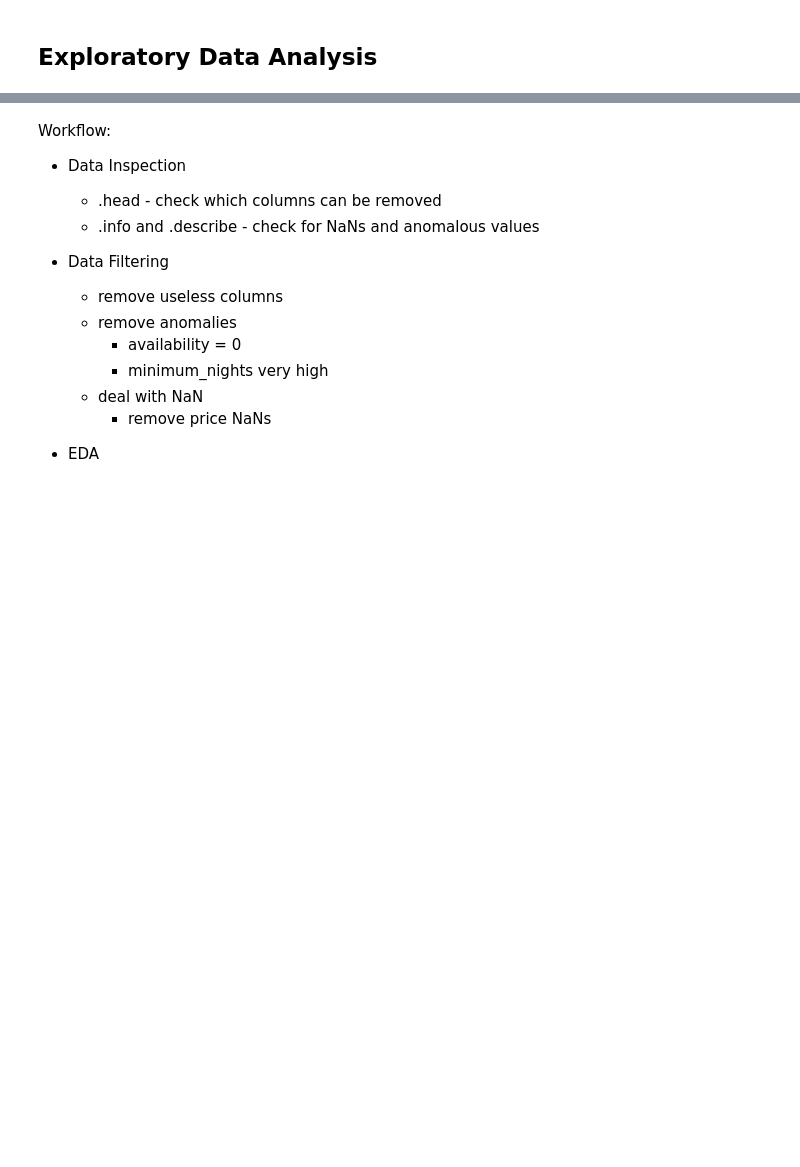
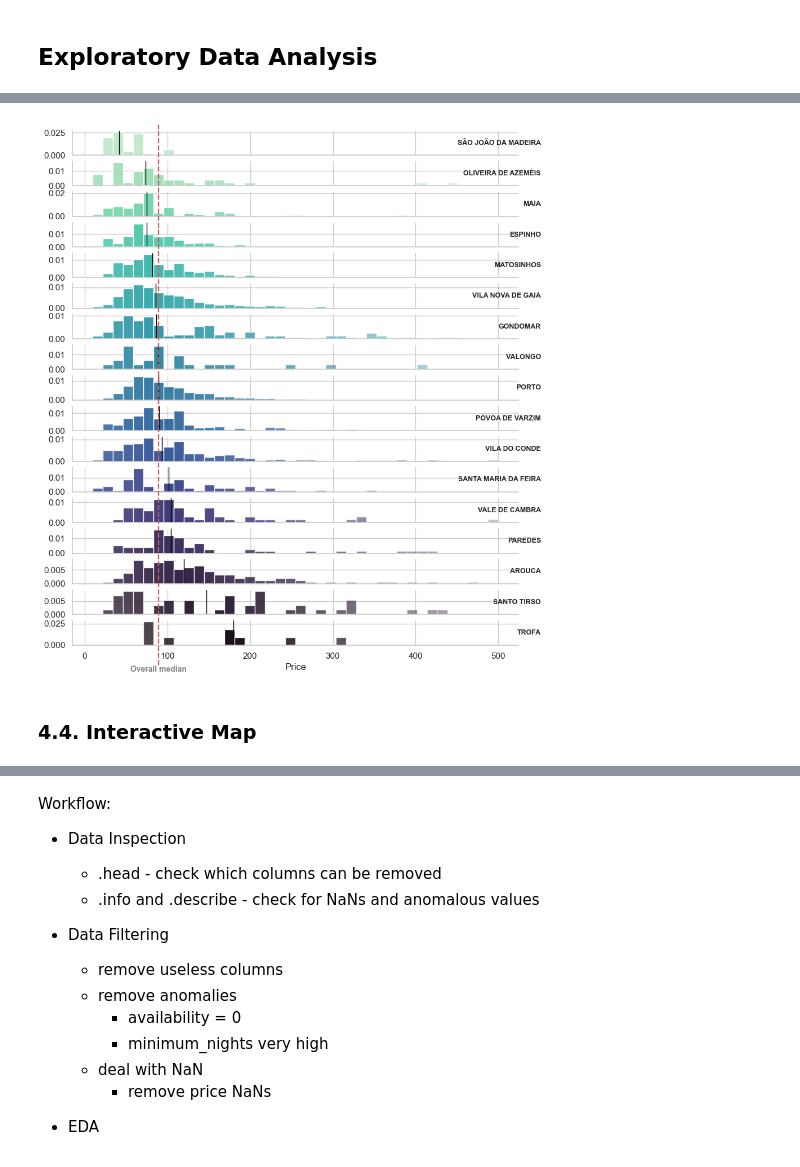
Before and after one commit to CarolDias18/PyLearning, a Jupyter notebook: Airbnb/PortoListings.ipynb, the cells around one changed output, grey strips where cells are left out. Drawn from its saved outputs; the diff is of its cells as text; code cells hidden in the pictures; blank space fills up the shorter version.

```diff
--- a/Airbnb/PortoListings.ipynb
+++ b/Airbnb/PortoListings.ipynb
@@ -121,0 +205,55 @@ porto_geo = mun[mun["name_1"] == "Porto"]
+# %%
+overall_median = porto_df['price'].median()
+order = (porto_df.groupby('neighbourhood_group')['price'].median().sort_values().index)
+global_bins = np.histogram_bin_edges(porto_df['price'], bins=40)
+
+palette = sns.color_palette("mako", len(order))
+palette = list(reversed(palette))
+pal_dict = dict(zip(order, palette))
+
+g = sns.FacetGrid(porto_df, row="neighbourhood_group", row_order=order,
+    hue="neighbourhood_group", palette=pal_dict, height=0.6, aspect=15, sharex=True, sharey=False)
+
+g.map(sns.histplot, "price", bins=global_bins, stat='density', alpha=0.9)
+g.figure.subplots_adjust(hspace=0.25)
+
+for ax, neigh in zip(g.axes.flat, order):
+    neigh_median = porto_df.loc[porto_df['neighbourhood_group'] == neigh,'price'].median()
+    ax.axvline(neigh_median, linewidth=1, color='black')
+    ax.text(1.05, 0.5, neigh, transform=ax.transAxes, ha='right', va='center', fontsize=9, fontweight='bold')
+    ax.set_title("")
+    patches = ax.patches
+
+    if patches:
+        centers = [
+            p.get_x() + p.get_width()/2
+            for p in patches]
+        max_dist = max(abs(c - neigh_median) for c in centers) + 1e-6
+
+        for p, c in zip(patches, centers):
+            dist = abs(c - neigh_median) / max_dist
+            alpha = 1 - 0.7 * dist
+            p.set_alpha(alpha)
+
+g.set_xlabels("Price")
+g.set_ylabels("")
+
+# continuous overall median line
+blended_trans = transforms.blended_transform_factory(
+    g.axes.flat[0].transData,
+    g.figure.transFigure)
+
+line = plt.Line2D([overall_median, overall_median], [0.03, 0.97],
+    transform=blended_trans, color="indianred", linestyle="dashed", linewidth=1.7)
+
+g.figure.add_artist(line)
+
+# --- Add text label at the bottom ---
+g.figure.text(overall_median, 0.015, "Overall median", transform=blended_trans, color="grey",
+    ha="center", va="bottom", fontsize=10, fontweight="bold")
+
+plt.show()
+# %% [output]
+[figure, added]
+# %% [markdown]
+### 4.4. Interactive Map
```
Also changed, not shown: parts of 53 cells of this notebook, 2 other files.
